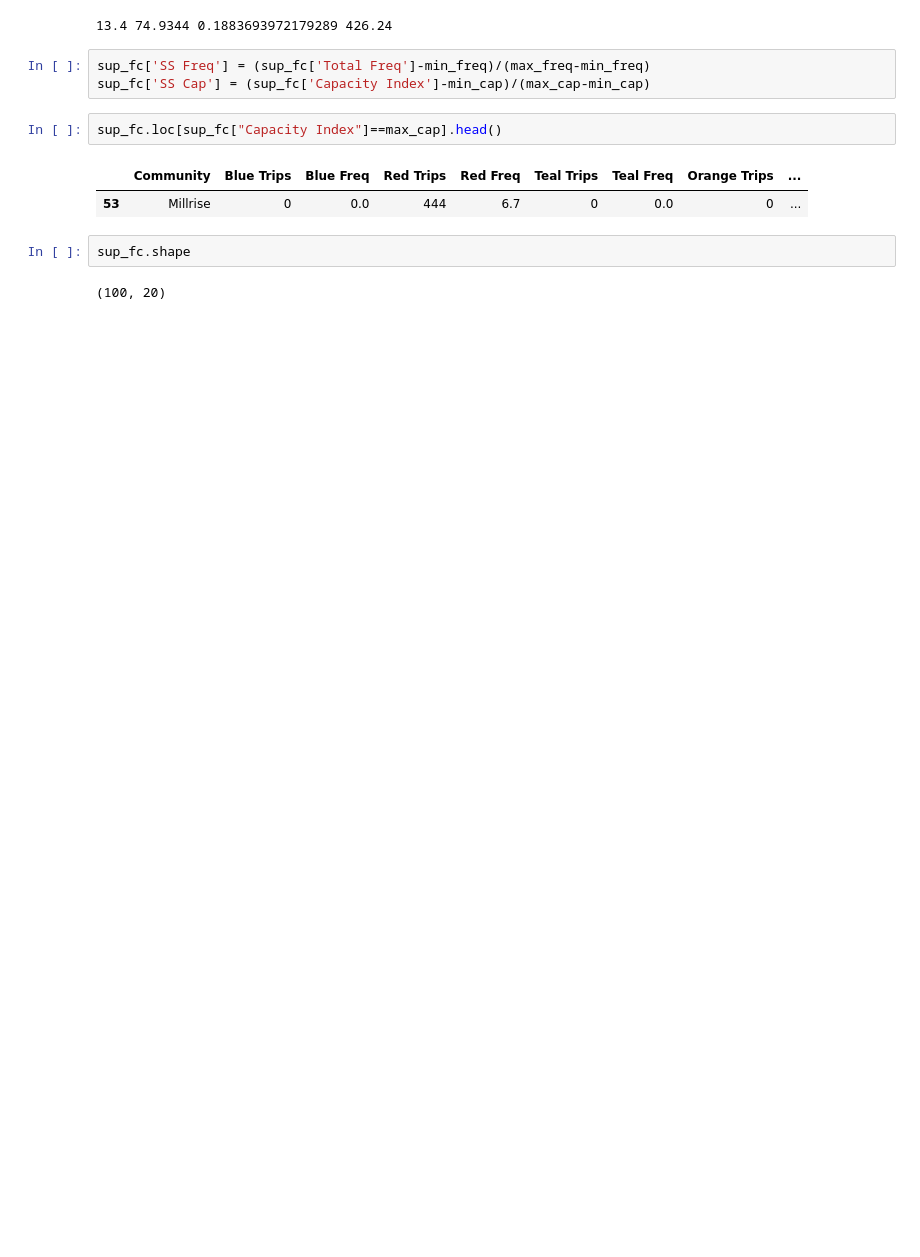
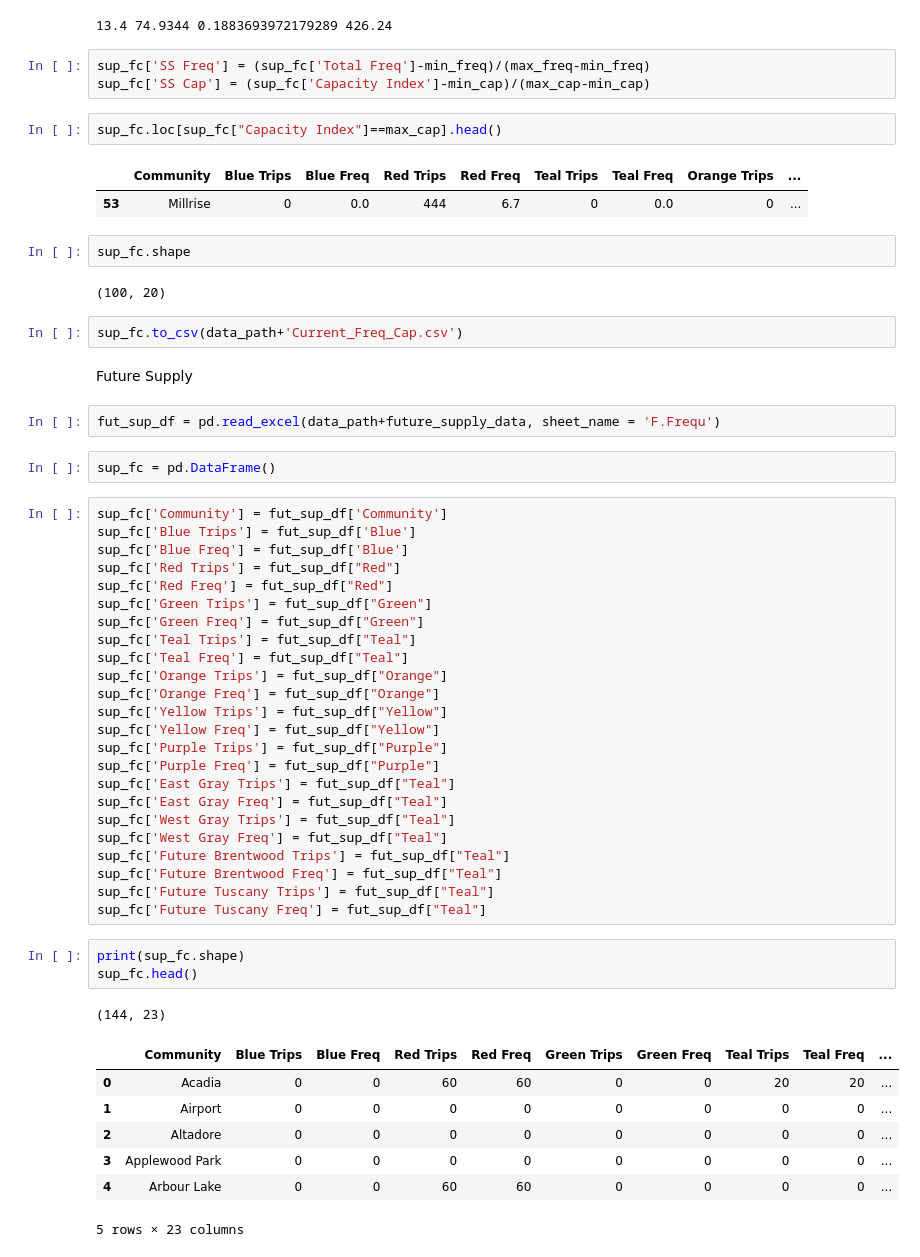
Before and after one commit to sulemanbasit/Calgary-Transit-Economic-Gap-Analysis, a Jupyter notebook: ctga.ipynb, the cells around one changed output. Drawn from its saved outputs; the diff is of its cells as text; blank space fills up the shorter version.

Commit message:
Created data for Supply Index components

```diff
--- a/ctga.ipynb
+++ b/ctga.ipynb
@@ -436,3 +430,47 @@ sup_fc.loc[sup_fc["Capacity Index"]==max_cap].head()
 sup_fc.shape
 # %% [output]
 (100, 20)
+# %%
+sup_fc.to_csv(data_path+'Current_Freq_Cap.csv')
+# %% [markdown]
+Future Supply
+# %%
+fut_sup_df = pd.read_excel(data_path+future_supply_data, sheet_name = 'F.Frequ')
+# %%
+sup_fc = pd.DataFrame()
+# %%
+sup_fc['Community'] = fut_sup_df['Community']
+sup_fc['Blue Trips'] = fut_sup_df['Blue']
+sup_fc['Blue Freq'] = fut_sup_df['Blue']
+sup_fc['Red Trips'] = fut_sup_df["Red"]
+sup_fc['Red Freq'] = fut_sup_df["Red"]
+sup_fc['Green Trips'] = fut_sup_df["Green"]
+sup_fc['Green Freq'] = fut_sup_df["Green"]
+sup_fc['Teal Trips'] = fut_sup_df["Teal"]
+sup_fc['Teal Freq'] = fut_sup_df["Teal"]
+sup_fc['Orange Trips'] = fut_sup_df["Orange"]
+sup_fc['Orange Freq'] = fut_sup_df["Orange"]
+sup_fc['Yellow Trips'] = fut_sup_df["Yellow"]
+sup_fc['Yellow Freq'] = fut_sup_df["Yellow"]
+sup_fc['Purple Trips'] = fut_sup_df["Purple"]
+sup_fc['Purple Freq'] = fut_sup_df["Purple"]
+sup_fc['East Gray Trips'] = fut_sup_df["Teal"]
+sup_fc['East Gray Freq'] = fut_sup_df["Teal"]
+sup_fc['West Gray Trips'] = fut_sup_df["Teal"]
+sup_fc['West Gray Freq'] = fut_sup_df["Teal"]
+sup_fc['Future Brentwood Trips'] = fut_sup_df["Teal"]
+sup_fc['Future Brentwood Freq'] = fut_sup_df["Teal"]
+sup_fc['Future Tuscany Trips'] = fut_sup_df["Teal"]
+sup_fc['Future Tuscany Freq'] = fut_sup_df["Teal"]
+# %%
+print(sup_fc.shape)
+sup_fc.head()
+# %% [output]
+(144, 23)
+|  | Community | Blue Trips | Blue Freq | Red Trips | Red Freq | Green Trips | Green Freq | Teal Trips | Teal Freq | ... |
+| 0 | Acadia | 0 | 0 | 60 | 60 | 0 | 0 | 20 | 20 | ... |
+| 1 | Airport | 0 | 0 | 0 | 0 | 0 | 0 | 0 | 0 | ... |
+| 2 | Altadore | 0 | 0 | 0 | 0 | 0 | 0 | 0 | 0 | ... |
+| 3 | Applewood Park | 0 | 0 | 0 | 0 | 0 | 0 | 0 | 0 | ... |
+| 4 | Arbour Lake | 0 | 0 | 60 | 60 | 0 | 0 | 0 | 0 | ... |
+5 rows × 23 columns
```
Also changed, not shown: parts of 18 cells of this notebook, 4 other files.
